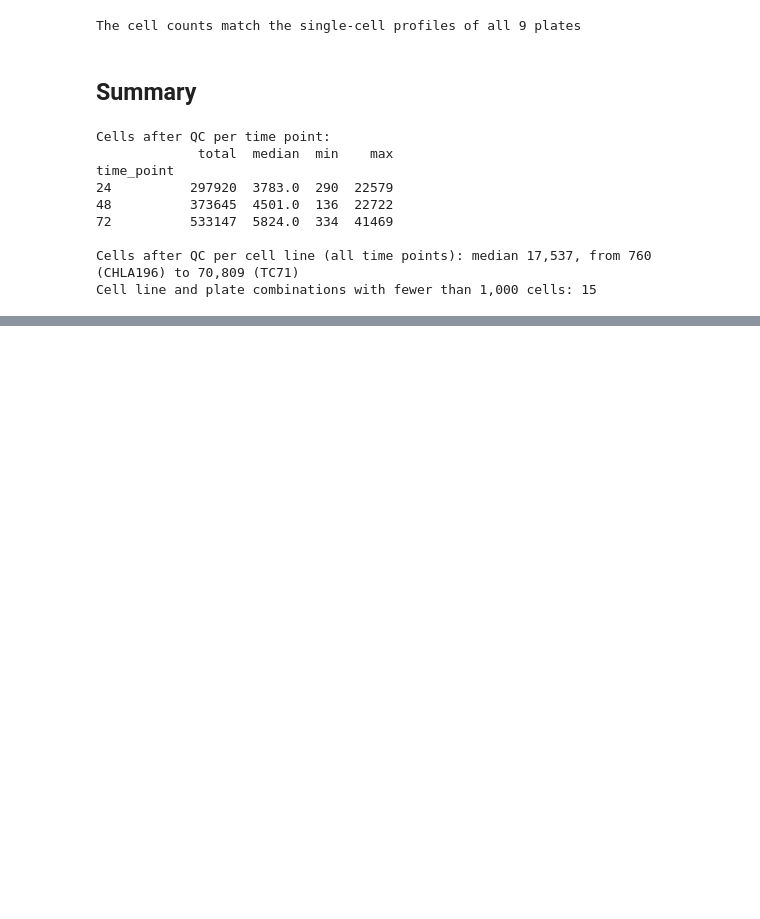
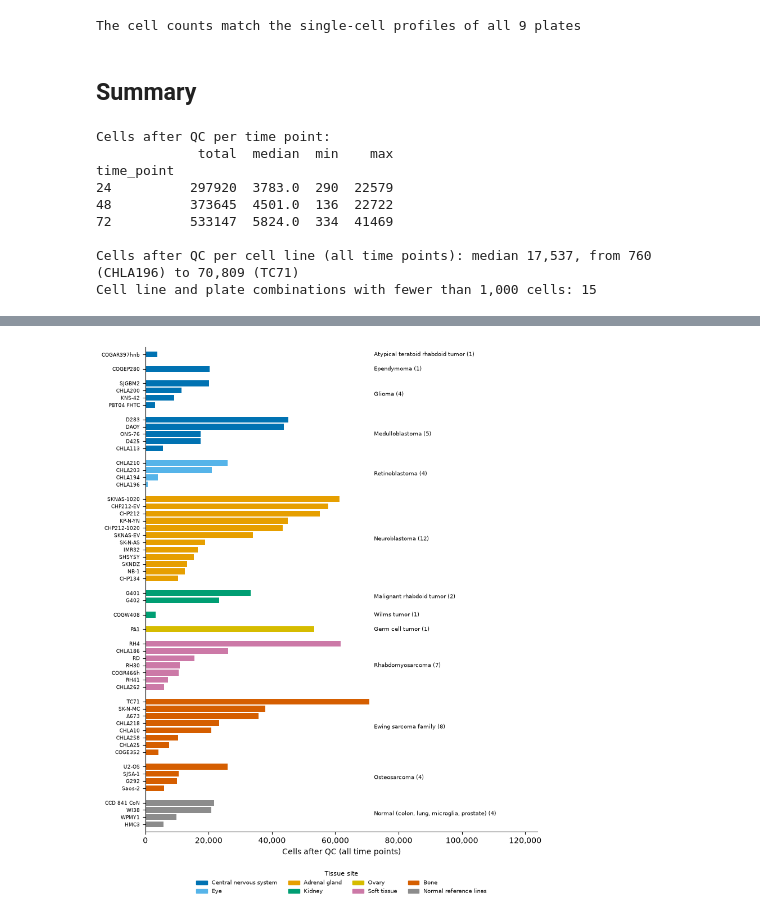
Before and after one commit to WayScience/pccma, a Jupyter notebook: 6.profile_analysis/0.cell_counts.ipynb, the cells around one changed output, grey strips where cells are left out. Drawn from its saved outputs; the diff is of its cells as text; code cells hidden in the pictures; blank space fills up the shorter version.

```diff
--- a/6.profile_analysis/0.cell_counts.ipynb
+++ b/6.profile_analysis/0.cell_counts.ipynb
@@ -120,0 +131,41 @@ Cell line and plate combinations with fewer than 1,000 cells: 15
+# %%
+# tissue site colors, the same as `site_colors` in themes.R (in the order of the body, head to toe)
+site_colors = {
+    "Central nervous system": "#0072B2",
+    "Eye": "#56B4E9",
+    "Adrenal gland": "#E69F00",
+    "Kidney": "#009E73",
+    "Ovary": "#D6BC00",
+    "Soft tissue": "#CC79A7",
+    "Bone": "#D55E00",
+    "Normal reference lines": "#8C8C8C",
+}
+
+per_line = counts.groupby(["tissue_site", "cancer_group", "cell_line"], as_index=False)["cells_after_qc"].sum()
+per_line["site_rank"] = per_line["tissue_site"].map({site: rank for rank, site in enumerate(site_colors)})
+per_line = per_line.sort_values(["site_rank", "cancer_group", "cells_after_qc"], ascending=[True, True, False]).reset_index(drop=True)
+
+# one row per cell line, with a gap between cancer groups
+new_group = per_line["cancer_group"] != per_line["cancer_group"].shift()
+per_line["row"] = per_line.index + new_group.cumsum()
+
+fig, ax = plt.subplots(figsize=(9, 0.17 * len(per_line) + 2))
+ax.barh(per_line["row"], per_line["cells_after_qc"], color=per_line["tissue_site"].map(site_colors), height=0.8)
+ax.set_yticks(per_line["row"], per_line["cell_line"], fontsize=6.5)
+
+most_cells = per_line["cells_after_qc"].max()
+for group, group_rows in per_line.groupby("cancer_group", sort=False):
+    ax.text(most_cells * 1.02, group_rows["row"].mean(), f"{group} ({len(group_rows)})", va="center", fontsize=7)
+
+ax.set_xlim(0, most_cells * 1.75)
+ax.set_ylim(per_line["row"].max() + 1, per_line["row"].min() - 1)  # first cancer group on top
+ax.xaxis.set_major_formatter(StrMethodFormatter("{x:,.0f}"))
+ax.set_xlabel("Cells after QC (all time points)")
+ax.spines[["top", "right"]].set_visible(False)
+ax.legend(
+    handles=[Patch(color=color, label=site) for site, color in site_colors.items() if site in set(per_line["tissue_site"])],
+    title="Tissue site", ncol=4, fontsize=7, title_fontsize=8, frameon=False, loc="upper center", bbox_to_anchor=(0.5, -0.07),
+)
+plt.show()
+# %% [output]
+[figure, added]
```
Also changed, not shown: parts of 3 cells of this notebook, 1 other file.
